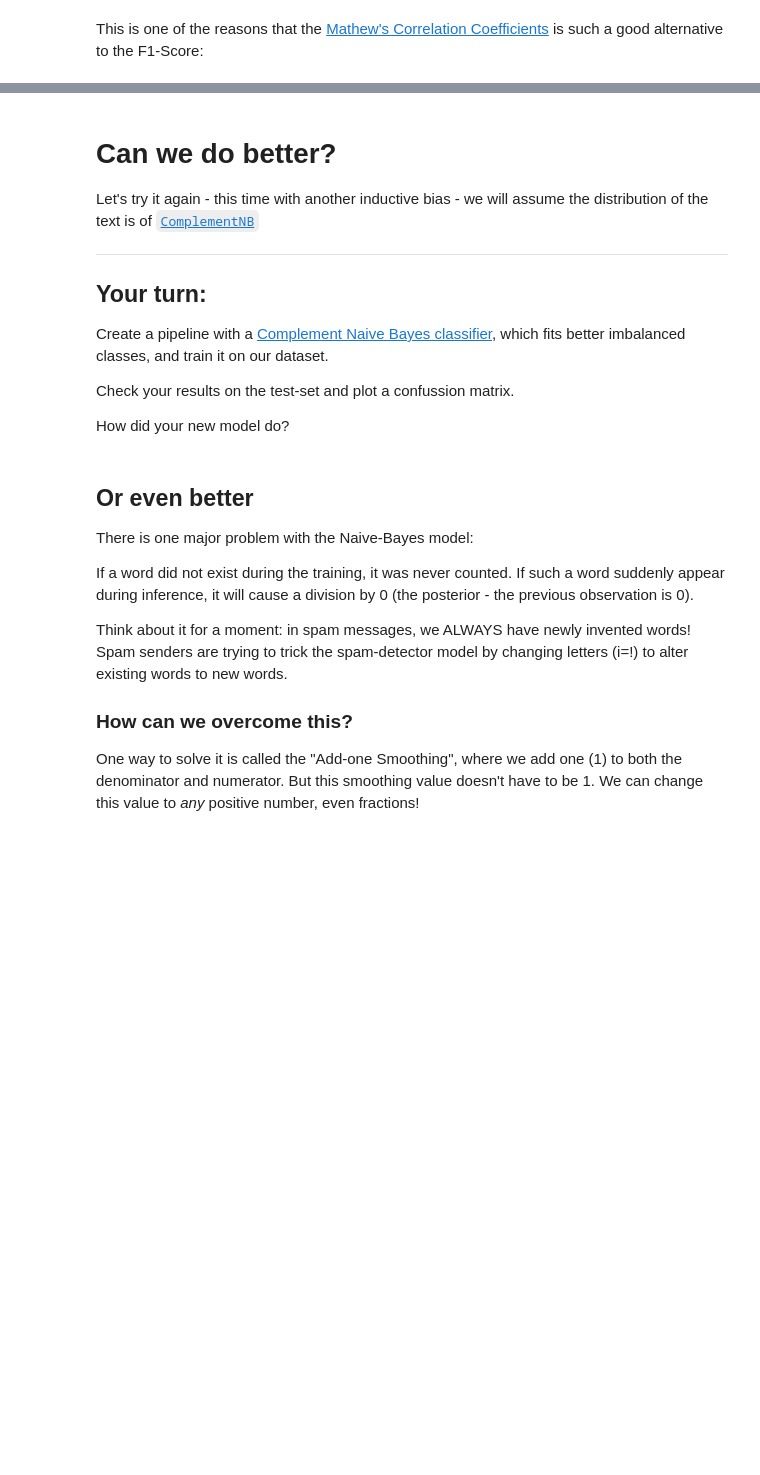
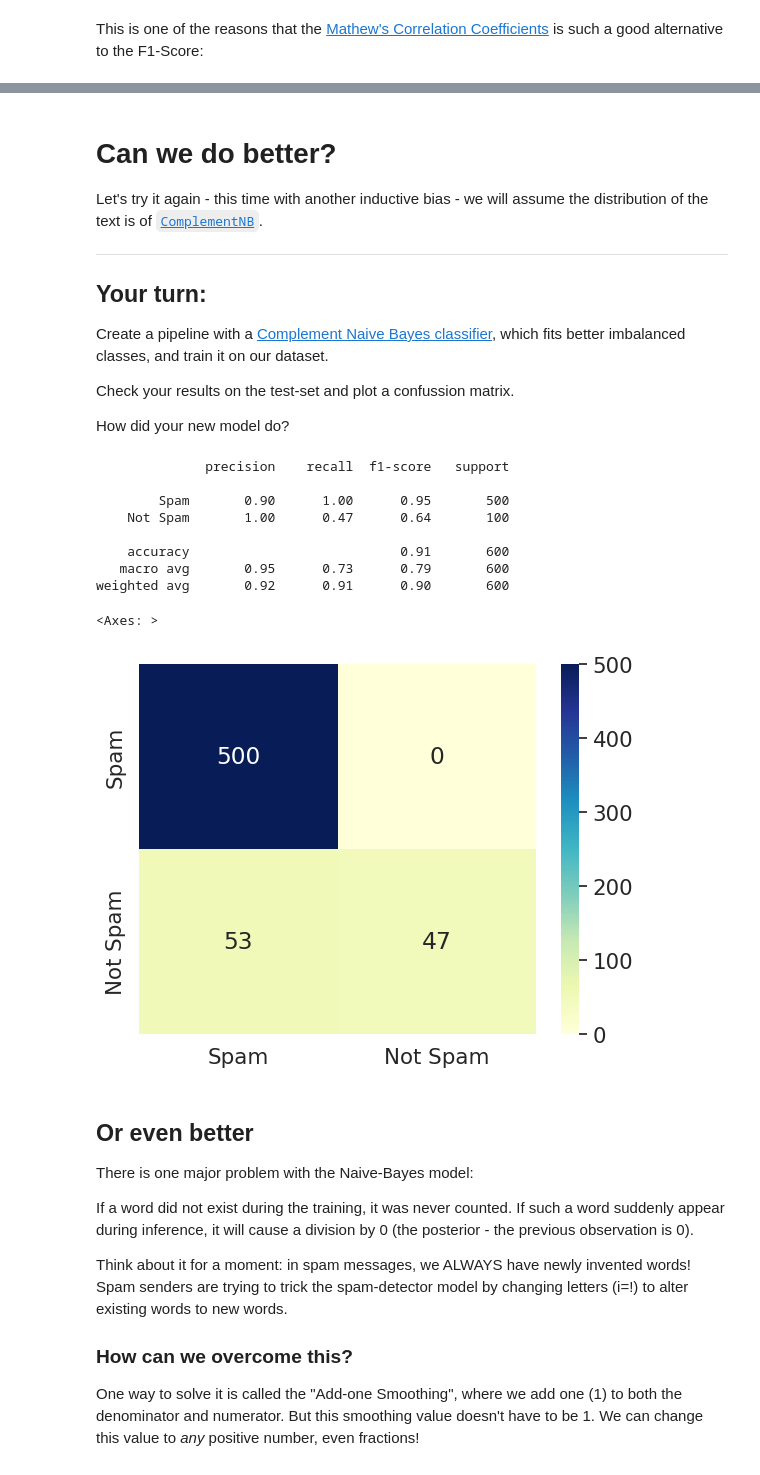
Before and after one commit to fubotz/ML_NLP_2024W-2025S, a Jupyter notebook: 03_Probabelistic_Modeling_Naive_Bayes_Fabian_SCHAMBECK.ipynb, the cells around one changed output, grey strips where cells are left out. Drawn from its saved outputs; the diff is of its cells as text; code cells hidden in the pictures; blank space fills up the shorter version.

```diff
--- a/03_Probabelistic_Modeling_Naive_Bayes_Fabian_SCHAMBECK.ipynb
+++ b/03_Probabelistic_Modeling_Naive_Bayes_Fabian_SCHAMBECK.ipynb
@@ -208,13 +212,19 @@ This score represents how unique the word is, based on their appearance count in
 
 We will use a [Naive Bayes, assuming a Multinomial distribution](https://scikit-learn.org/stable/modules/generated/sklearn.naive_bayes.MultinomialNB.html), and put it in a data processing [pipeline](https://scikit-learn.org/stable/modules/generated/sklearn.pipeline.Pipeline.html).
 # %%
-# Create Pre-processing pipeline and a Multinomial Naive Bayes classifier.
-
-# CountVectorizer calculates the frequency of words in the dataset (how often they appear)
+# Create a Pre-processing pipeline and a Multinomial Naive Bayes classifier.
+# CountVectorizer calculates the frequency of words in the dataset (how often they appear).
 # TfidfTransformer calculates the frequency of a word in this document, divided by their frequency over ALL the documents.
 
-# MultinomialNB is a Naive Bayes classifier assuming a multinomial distribution
-spam_classifier = Pipeline([('vect', CountVectorizer()), ('tfidf', TfidfTransformer()), ('clf', MultinomialNB()), ])
+# Defining the pipeline
+spam_classifier = Pipeline([
+    ('vect', CountVectorizer()),        # Converts text to a matrix of token counts
+    ('tfidf', TfidfTransformer()),      # Calculates TF-IDF scores
+    ('clf', MultinomialNB())        # Multinomial Naive Bayes classifier
+])
+
+X_train = X_train.fillna("")        # Question: drop NaN values or replace with empty string?
+X_test = X_test.fillna("")
 # %% [markdown]
 And we train:
 # %%
@@ -251,7 +321,7 @@ print(metrics.matthews_corrcoef(y_test, y_preds))
 # %% [markdown]
 # Can we do better?
 
-Let's try it again - this time with another inductive bias - we will assume the distribution of the text is of [`ComplementNB`](https://scikit-learn.org/stable/modules/generated/sklearn.naive_bayes.ComplementNB.html#sklearn.naive_bayes.ComplementNB)
+Let's try it again - this time with another inductive bias - we will assume the distribution of the text is of [`ComplementNB`](https://scikit-learn.org/stable/modules/generated/sklearn.naive_bayes.ComplementNB.html#sklearn.naive_bayes.ComplementNB).
 
 ---
 ## Your turn:
@@ -275,3 +334,41 @@ How did your new model do?
+# %%
+################ YOUR TURN ################
+
+# Define a new pipeline with Complement Naive Bayes
+spam_classifier_cnb = Pipeline([
+    ('vect', CountVectorizer()),        # Converts text to a matrix of token counts
+    ('tfidf', TfidfTransformer()),      # Calculates TF-IDF scores
+    ('clf', ComplementNB())     # Complement Naive Bayes classifier
+])
+
+# Train the ComplementNB classifier
+spam_classifier_cnb.fit(X_train.values.astype('U'), y_train)
+
+# Make predictions on the test set
+y_preds = spam_classifier_cnb.predict(X_test.values.astype('U'))
+
+# Evaluate the ComplementNB classifier
+print(metrics.classification_report(y_test, y_preds, target_names=["Spam","Not Spam"]))
+
+# Print Confusion Matrix
+conf_mat = metrics.confusion_matrix(y_test, y_preds)
+df_cm = pd.DataFrame(conf_mat, ["Spam","Not Spam"], ["Spam","Not Spam"])
+
+sn.set(font_scale=1.4)
+sn.heatmap(df_cm, annot=True, fmt='d', cmap="YlGnBu")
+
+###########################################
+# %% [output]
+              precision    recall  f1-score   support
+
+        Spam       0.90      1.00      0.95       500
+    Not Spam       1.00      0.47      0.64       100
+
+    accuracy                           0.91       600
+   macro avg       0.95      0.73      0.79       600
+weighted avg       0.92      0.91      0.90       600
+<Axes: >
+[figure, added]
 # %% [markdown]
 ## Or even better
 
```
Also changed, not shown: parts of 8 cells of this notebook.
